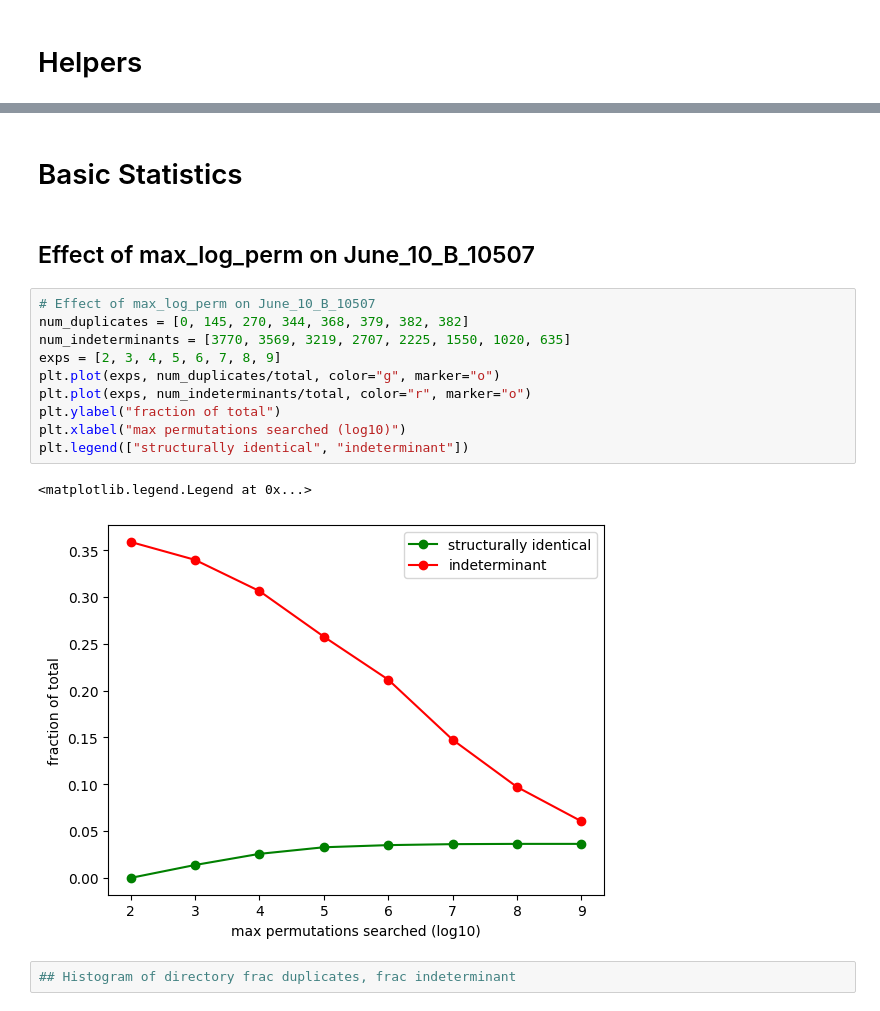
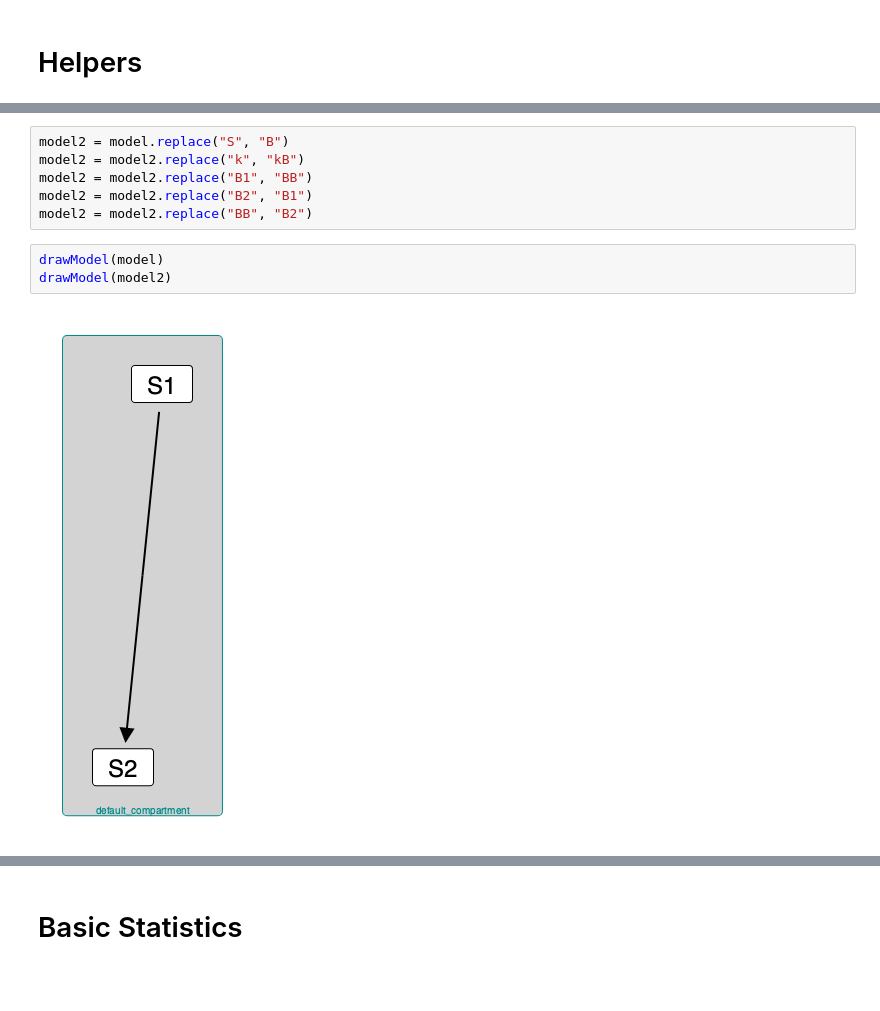
Before and after one commit to ModelEngineering/pySubnetSB, a Jupyter notebook: notebooks/analyze_structure.ipynb, the cells around one changed output, grey strips where cells are left out. Cells and saved outputs as stored; diff of their text form; blank space fills up the shorter version.

```diff
--- a/notebooks/analyze_structure.ipynb
+++ b/notebooks/analyze_structure.ipynb
@@ -126,0 +54,11 @@ weak_statistics.num_duplicate, strong_statistics.num_duplicate
+# %%
+model2 = model.replace("S", "B")
+model2 = model2.replace("k", "kB")
+model2 = model2.replace("B1", "BB")
+model2 = model2.replace("B2", "B1")
+model2 = model2.replace("BB", "B2")
+# %%
+drawModel(model)
+drawModel(model2)
+# %% [output]
+[figure, added]
@@ -127,19 +66,2 @@ weak_statistics.num_duplicate, strong_statistics.num_duplicate
 # %% [markdown]
 # Basic Statistics
-# %% [markdown]
-## Effect of max_log_perm on June_10_B_10507
-# %%
-# Effect of max_log_perm on June_10_B_10507
-num_duplicates = [0, 145, 270, 344, 368, 379, 382, 382]
-num_indeterminants = [3770, 3569, 3219, 2707, 2225, 1550, 1020, 635]
-exps = [2, 3, 4, 5, 6, 7, 8, 9]
-plt.plot(exps, num_duplicates/total, color="g", marker="o")
-plt.plot(exps, num_indeterminants/total, color="r", marker="o")
-plt.ylabel("fraction of total")
-plt.xlabel("max permutations searched (log10)")
-plt.legend(["structurally identical", "indeterminant"])
-# %% [output]
-<matplotlib.legend.Legend at 0x...>
-[figure, removed]
-# %%
-## Histogram of directory frac duplicates, frac indeterminant
```
Also changed, not shown: parts of 22 cells of this notebook, 13 other files.
